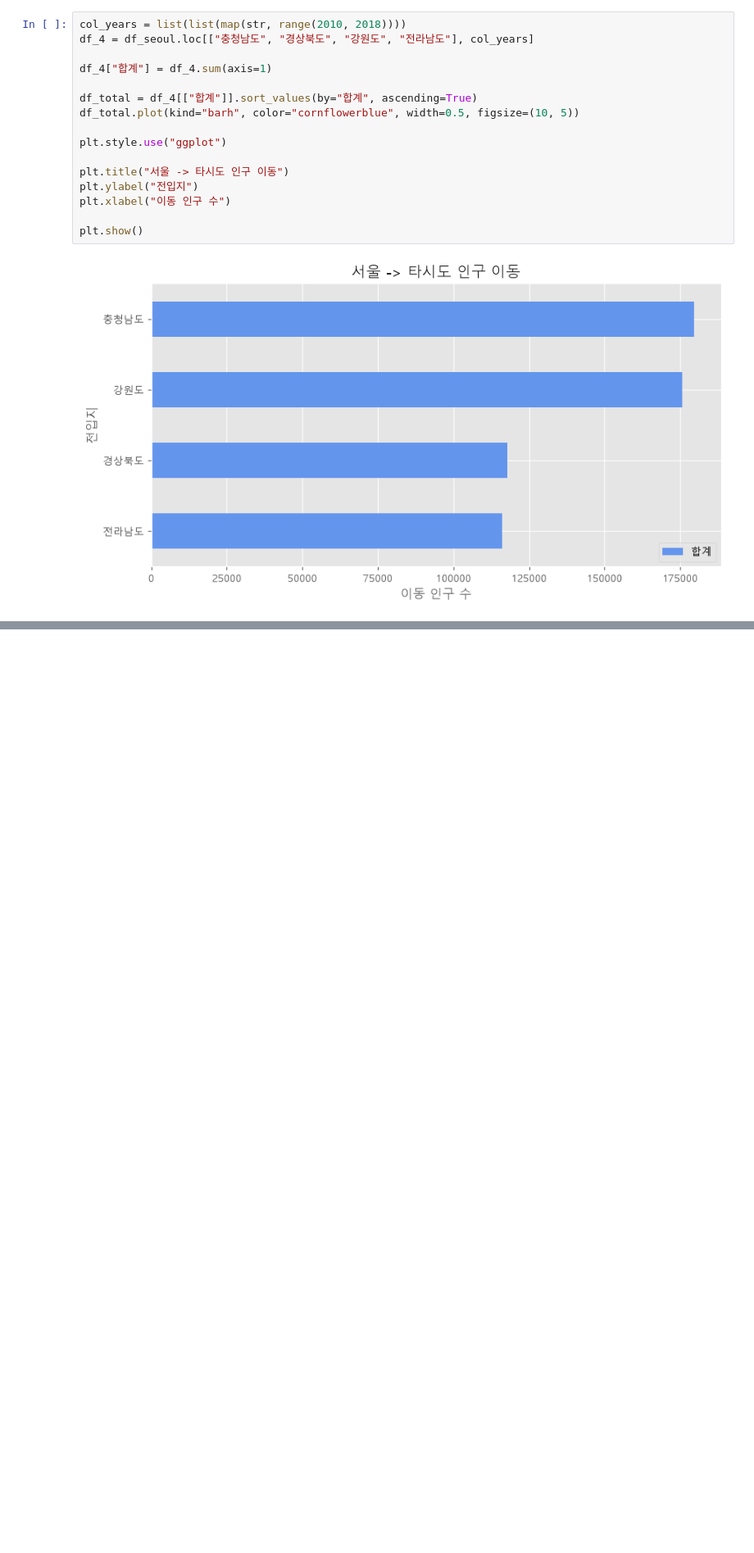
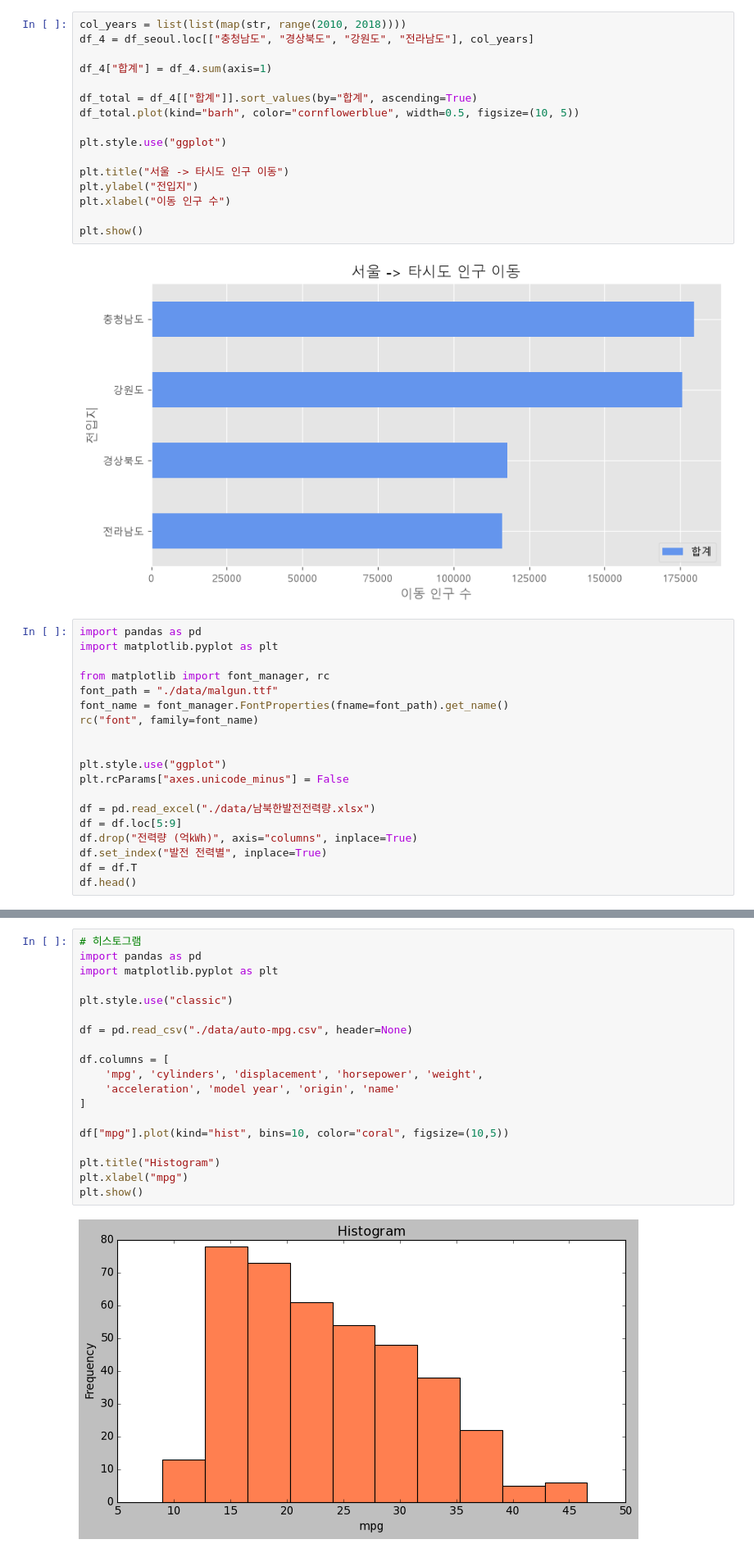
Before and after one commit to Youngchan0503/18_data_analytics, a Jupyter notebook: 01_Matplotlib.ipynb, the cells around one changed output, grey strips where cells are left out. Shown at 82% size. Saved outputs shown, nothing was run; the diff lists cells and outputs as text; blank space fills up the shorter version.

```diff
--- a/01_Matplotlib.ipynb
+++ b/01_Matplotlib.ipynb
@@ -588,3 +588,22 @@ plt.xlabel("이동 인구 수")
 plt.show()
 # %% [output]
 [figure]
+# %%
+import pandas as pd
+import matplotlib.pyplot as plt
+
+from matplotlib import font_manager, rc
+font_path = "./data/malgun.ttf"
+font_name = font_manager.FontProperties(fname=font_path).get_name()
+rc("font", family=font_name)
+
+
+plt.style.use("ggplot")
+plt.rcParams["axes.unicode_minus"] = False
+
+df = pd.read_excel("./data/남북한발전전력량.xlsx")
+df = df.loc[5:9]
+df.drop("전력량 (억㎾h)", axis="columns", inplace=True)
+df.set_index("발전 전력별", inplace=True)
+df = df.T
+df.head()
@@ -590,0 +670,21 @@ plt.show()
+# %%
+# 히스토그램
+import pandas as pd
+import matplotlib.pyplot as plt
+
+plt.style.use("classic")
+
+df = pd.read_csv("./data/auto-mpg.csv", header=None)
+
+df.columns = [
+    'mpg', 'cylinders', 'displacement', 'horsepower', 'weight',
+    'acceleration', 'model year', 'origin', 'name'
+]
+
+df["mpg"].plot(kind="hist", bins=10, color="coral", figsize=(10,5))
+
+plt.title("Histogram")
+plt.xlabel("mpg")
+plt.show()
+# %% [output]
+[figure, added]
```
Also changed, not shown: parts of 15 cells of this notebook, 5 other files.
